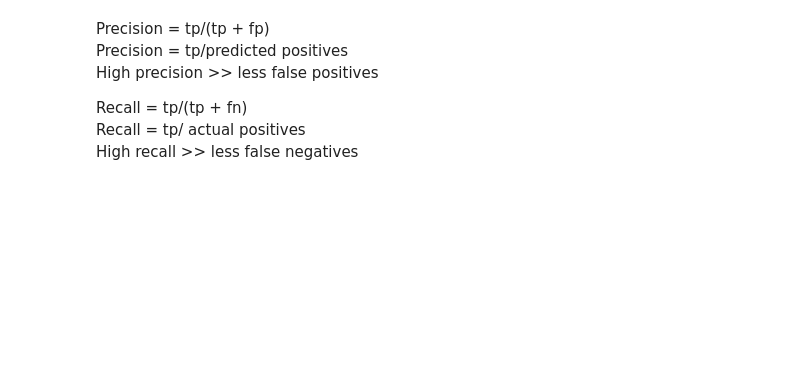
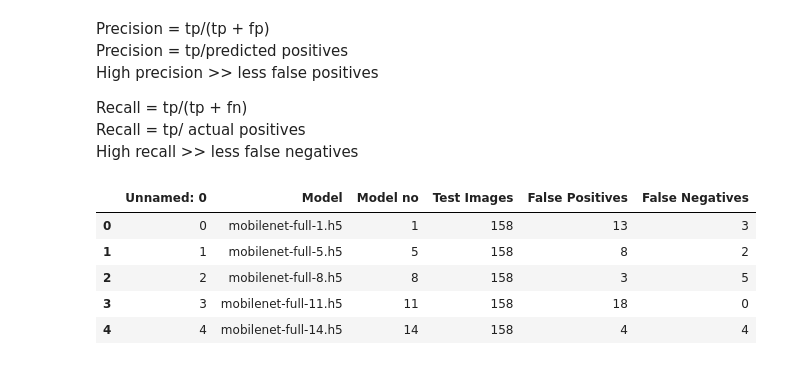
Before and after one commit to runo-hr/Pneumonia-Detection, a Jupyter notebook: MobileNet/mobilenet.ipynb, the cells around one changed output. Cells and saved outputs as stored; diff of their text form; code cells hidden in the pictures; blank space fills up the shorter version.

Commit message:
Update mobilenet evaluation

```diff
--- a/MobileNet/mobilenet.ipynb
+++ b/MobileNet/mobilenet.ipynb
@@ -259,0 +273,13 @@ predict(no_of_imgs=158,
+# %%
+base_path = r'C:\Users\HR\pycharm\projects\pneumonia-test\git\Pneumonia-Detection\\'
+results_path = base_path + r'MobileNet\evaluation\test_results.xlsx'
+test_results = pd.read_excel(results_path)
+# %%
+test_results.head()
+# %% [output]
+|  | Unnamed: 0 | Model | Model no | Test Images | False Positives | False Negatives |
+| 0 | 0 | mobilenet-full-1.h5 | 1 | 158 | 13 | 3 |
+| 1 | 1 | mobilenet-full-5.h5 | 5 | 158 | 8 | 2 |
+| 2 | 2 | mobilenet-full-8.h5 | 8 | 158 | 3 | 5 |
+| 3 | 3 | mobilenet-full-11.h5 | 11 | 158 | 18 | 0 |
+| 4 | 4 | mobilenet-full-14.h5 | 14 | 158 | 4 | 4 |
```
Also changed, not shown: parts of 19 cells of this notebook, 1 other file.
